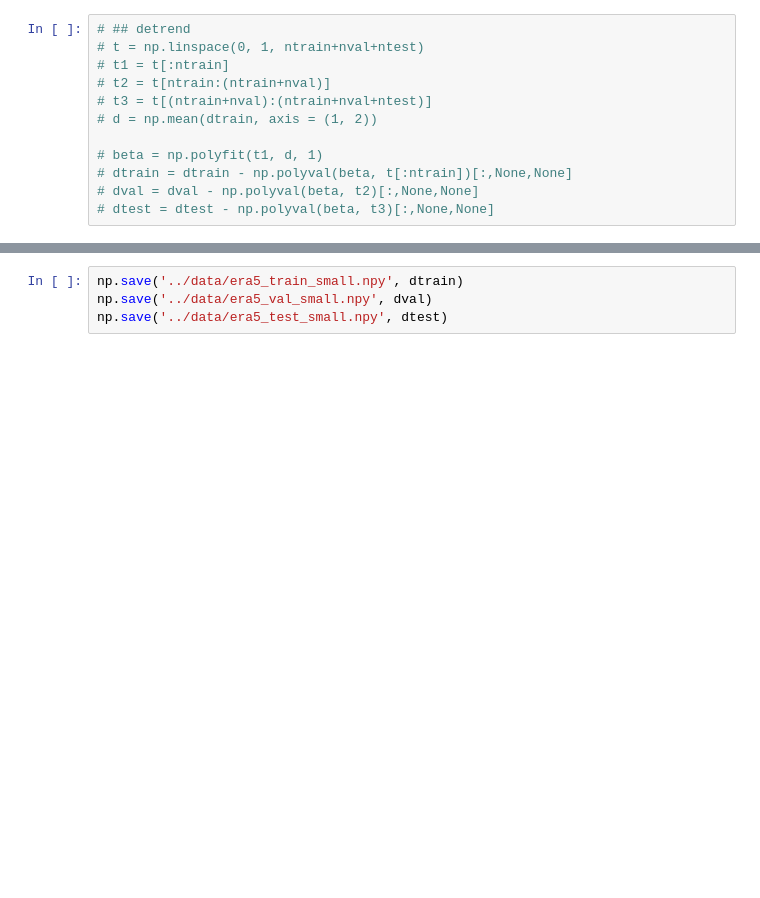
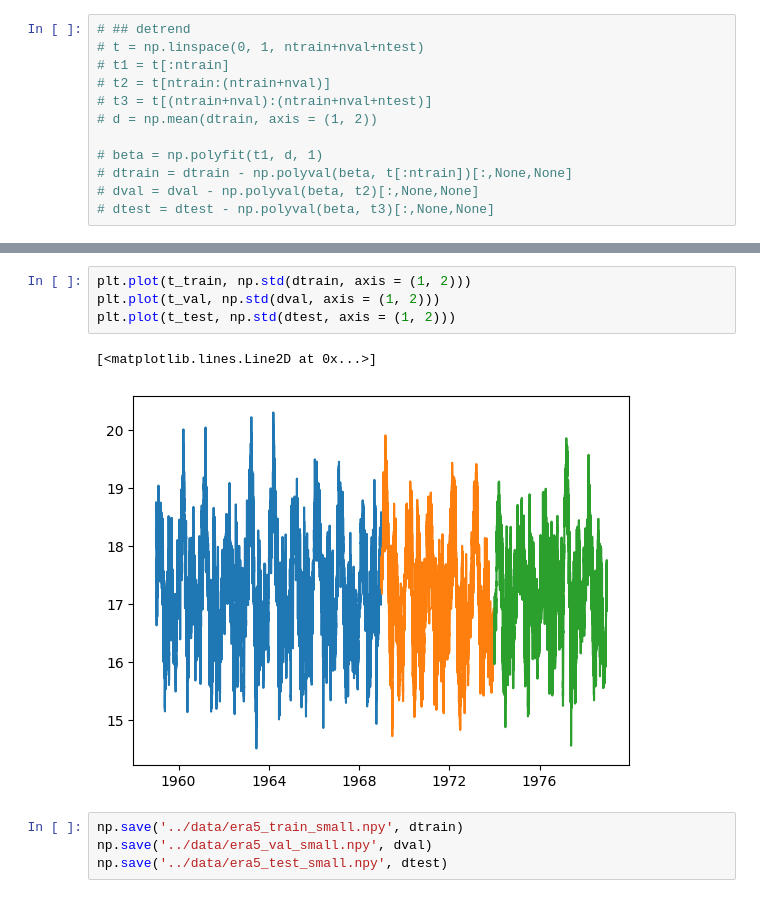
Before and after one commit to trevor-harris/LSCI, a Jupyter notebook: weather/weather_data.ipynb, the cells around one changed output, grey strips where cells are left out. Saved outputs shown, nothing was run; the diff lists cells and outputs as text; blank space fills up the shorter version.

```diff
--- a/weather/weather_data.ipynb
+++ b/weather/weather_data.ipynb
@@ -96,3 +97,10 @@ plt.plot(t_test, np.mean(dtest, axis = (1, 2)))
+# %%
+plt.plot(t_train, np.std(dtrain, axis = (1, 2)))
+plt.plot(t_val, np.std(dval, axis = (1, 2)))
+plt.plot(t_test, np.std(dtest, axis = (1, 2)))
+# %% [output]
+[<matplotlib.lines.Line2D at 0x...>]
+[figure, added]
 # %%
 np.save('../data/era5_train_small.npy', dtrain)
 np.save('../data/era5_val_small.npy', dval)
```
Also changed, not shown: parts of 6 cells of this notebook, 6 other files.
